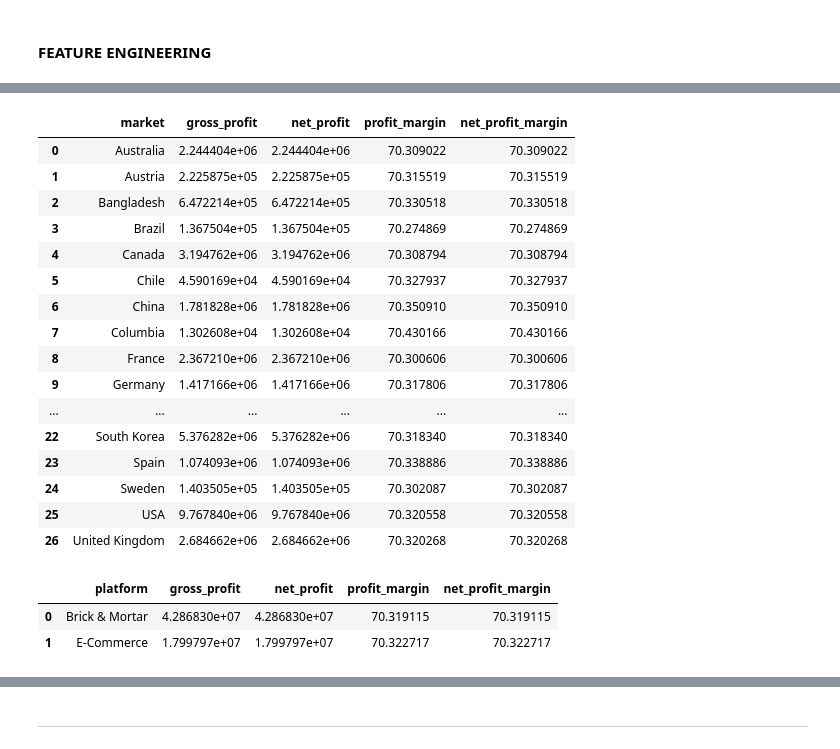
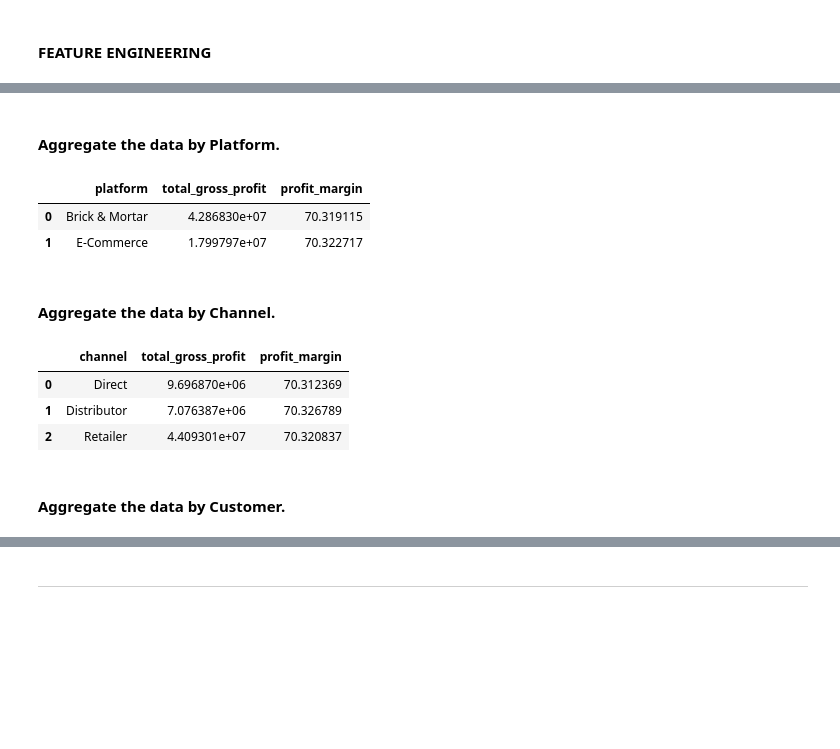
Before and after one commit to CesarChaparro1974/Financial_Analysis_Project, a Jupyter notebook: final_project.ipynb, the cells around one changed output, grey strips where cells are left out. Drawn from its saved outputs; the diff is of its cells as text; code cells hidden in the pictures; blank space fills up the shorter version.

```diff
--- a/final_project.ipynb
+++ b/final_project.ipynb
@@ -795,54 +833,40 @@ aggregated_fiscal_year
+# %% [markdown]
+#### Aggregate the data by Platform.
 # %%
-# query to aggregate data by market
-query_market = """
+# query to aggregate data by platform with only total_gross_profit and profit_margin
+query_platform = """
 SELECT
-    dc.market,
-    SUM(fsm.sold_quantity * (fgp.gross_price - fmc.manufacturing_cost)) AS gross_profit,
-    SUM(fsm.sold_quantity * (fgp.gross_price - fmc.manufacturing_cost)) AS net_profit,
-    (SUM(fsm.sold_quantity * (fgp.gross_price - fmc.manufacturing_cost)) / SUM(fsm.sold_quantity * fgp.gross_price)) * 100 AS profit_margin,
-    (SUM(fsm.sold_quantity * (fgp.gross_price - fmc.manufacturing_cost)) / SUM(fsm.sold_quantity * fgp.gross_price)) * 100 AS net_profit_margin
+    dc.platform,
+    SUM(fsm.sold_quantity * (fgp.gross_price - fmc.manufacturing_cost)) AS total_gross_profit,
+    (SUM(fsm.sold_quantity * (fgp.gross_price - fmc.manufacturing_cost)) / SUM(fsm.sold_quantity * fgp.gross_price)) * 100 AS profit_margin
 FROM
     fact_sales_monthly fsm
 JOIN
     dim_customer dc ON fsm.customer_code = dc.customer_code
 JOIN
     fact_gross_price fgp ON fsm.product_code = fgp.product_code AND fsm.fiscal_year = fgp.fiscal_year
 JOIN
     fact_manufacturing_cost fmc ON fsm.product_code = fmc.product_code AND fsm.fiscal_year = fmc.cost_year
 GROUP BY
-    dc.market
+    dc.platform
 ORDER BY
-    dc.market;
+    dc.platform;
 """
-aggregated_market = pd.read_sql_query(query_market, con)
-aggregated_market
+aggregated_platform = pd.read_sql_query(query_platform, con)
+aggregated_platform
 # %% [output]
-|  | market | gross_profit | net_profit | profit_margin | net_profit_margin |
-| 0 | Australia | 2.244404e+06 | 2.244404e+06 | 70.309022 | 70.309022 |
-| 1 | Austria | 2.225875e+05 | 2.225875e+05 | 70.315519 | 70.315519 |
-| 2 | Bangladesh | 6.472214e+05 | 6.472214e+05 | 70.330518 | 70.330518 |
-| 3 | Brazil | 1.367504e+05 | 1.367504e+05 | 70.274869 | 70.274869 |
-| 4 | Canada | 3.194762e+06 | 3.194762e+06 | 70.308794 | 70.308794 |
-| 5 | Chile | 4.590169e+04 | 4.590169e+04 | 70.327937 | 70.327937 |
-| 6 | China | 1.781828e+06 | 1.781828e+06 | 70.350910 | 70.350910 |
-| 7 | Columbia | 1.302608e+04 | 1.302608e+04 | 70.430166 | 70.430166 |
-| 8 | France | 2.367210e+06 | 2.367210e+06 | 70.300606 | 70.300606 |
-| 9 | Germany | 1.417166e+06 | 1.417166e+06 | 70.317806 | 70.317806 |
-| ... | ... | ... | ... | ... | ... |
-| 22 | South Korea | 5.376282e+06 | 5.376282e+06 | 70.318340 | 70.318340 |
-| 23 | Spain | 1.074093e+06 | 1.074093e+06 | 70.338886 | 70.338886 |
-| 24 | Sweden | 1.403505e+05 | 1.403505e+05 | 70.302087 | 70.302087 |
-| 25 | USA | 9.767840e+06 | 9.767840e+06 | 70.320558 | 70.320558 |
-| 26 | United Kingdom | 2.684662e+06 | 2.684662e+06 | 70.320268 | 70.320268 |
+|  | platform | total_gross_profit | profit_margin |
+| 0 | Brick & Mortar | 4.286830e+07 | 70.319115 |
+| 1 | E-Commerce | 1.799797e+07 | 70.322717 |
+# %% [markdown]
+#### Aggregate the data by Channel.
 # %%
-# query to aggregate data by platform
-query_platform = """
+# query to aggregate data by channel with only total_gross_profit and profit_margin
+query_channel = """
 SELECT
-    dc.platform,
-    SUM(fsm.sold_quantity * (fgp.gross_price - fmc.manufacturing_cost)) AS gross_profit,
-    SUM(fsm.sold_quantity * (fgp.gross_price - fmc.manufacturing_cost)) AS net_profit,
-    (SUM(fsm.sold_quantity * (fgp.gross_price - fmc.manufacturing_cost)) / SUM(fsm.sold_quantity * fgp.gross_price)) * 100 AS profit_margin,
-    (SUM(fsm.sold_quantity * (fgp.gross_price - fmc.manufacturing_cost)) / SUM(fsm.sold_quantity * fgp.gross_price)) * 100 AS net_profit_margin
+    dc.channel,
+    SUM(fsm.sold_quantity * (fgp.gross_price - fmc.manufacturing_cost)) AS total_gross_profit,
+    (SUM(fsm.sold_quantity * (fgp.gross_price - fmc.manufacturing_cost)) / SUM(fsm.sold_quantity * fgp.gross_price)) * 100 AS profit_margin
 FROM
     fact_sales_monthly fsm
 JOIN
@@ -852,14 +876,17 @@ JOIN
 JOIN
     fact_manufacturing_cost fmc ON fsm.product_code = fmc.product_code AND fsm.fiscal_year = fmc.cost_year
 GROUP BY
-    dc.platform
+    dc.channel
 ORDER BY
-    dc.platform;
+    dc.channel;
 """
-aggregated_platform = pd.read_sql_query(query_platform, con)
-aggregated_platform
+aggregated_channel = pd.read_sql_query(query_channel, con)
+aggregated_channel
 # %% [output]
-|  | platform | gross_profit | net_profit | profit_margin | net_profit_margin |
-| 0 | Brick & Mortar | 4.286830e+07 | 4.286830e+07 | 70.319115 | 70.319115 |
-| 1 | E-Commerce | 1.799797e+07 | 1.799797e+07 | 70.322717 | 70.322717 |
+|  | channel | total_gross_profit | profit_margin |
+| 0 | Direct | 9.696870e+06 | 70.312369 |
+| 1 | Distributor | 7.076387e+06 | 70.326789 |
+| 2 | Retailer | 4.409301e+07 | 70.320837 |
+# %% [markdown]
+#### Aggregate the data by Customer.
 # %%
```
Also changed, not shown: parts of 10 cells of this notebook.
